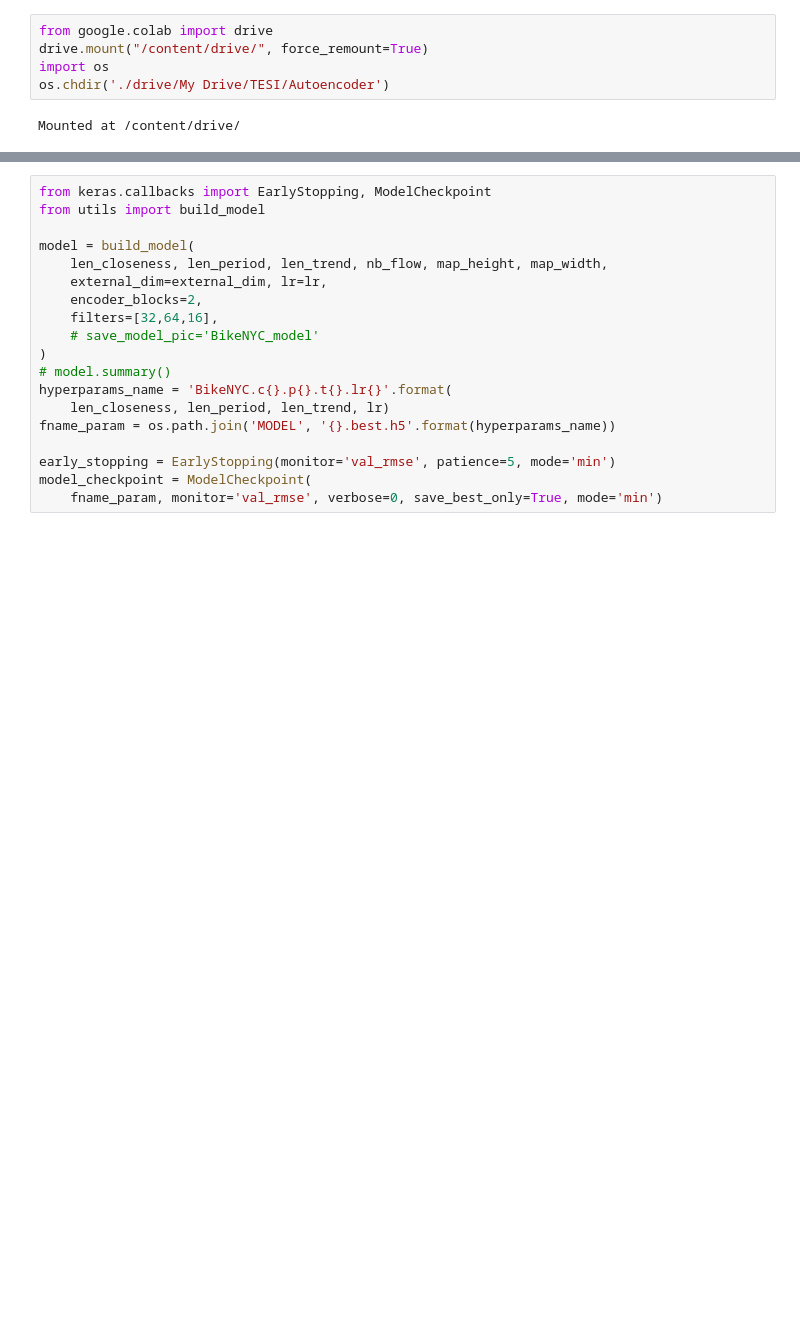
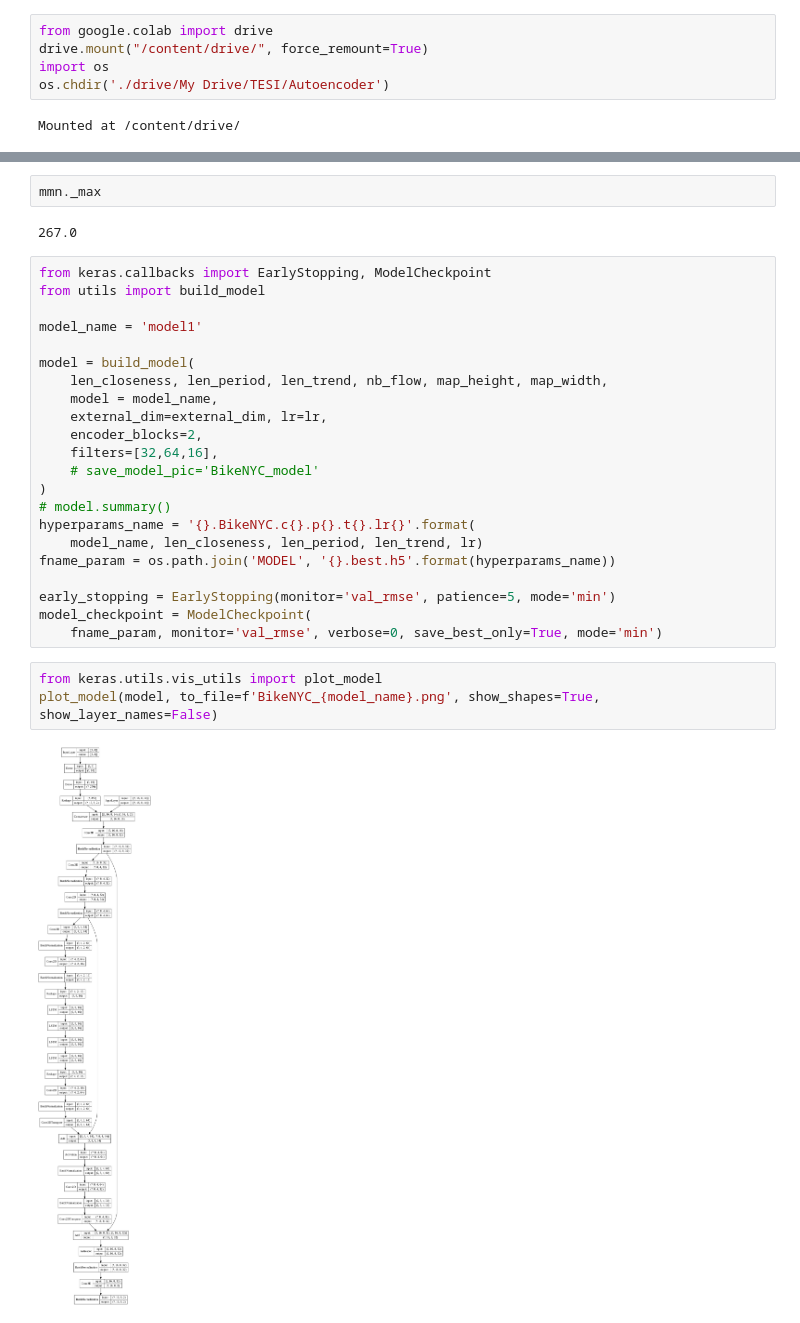
Before and after one commit to unimib-datAI/Smart-Mobility-Prediction, a Jupyter notebook: Autoencoder/Autoencoder_BikeNYC.ipynb, the cells around one changed output, grey strips where cells are left out. Drawn from its saved outputs; the diff is of its cells as text; blank space fills up the shorter version.

Commit message:
Aggiunto codice per modello2 (lstm)

```diff
--- a/Autoencoder/Autoencoder_BikeNYC.ipynb
+++ b/Autoencoder/Autoencoder_BikeNYC.ipynb
@@ -98,25 +94,37 @@ _XC shape:  (4223, 6, 16, 8) _XP shape: (4223, 4, 16, 8) _XT shape: (4223, 4, 16
 
 
  days (test):  [b'20140921', b'20140922', b'20140923', b'20140924', b'20140925', b'20140926', b'20140927', b'20140928', b'20140929', b'20140930']
+# %%
+mmn._max
+# %% [output]
+267.0
 # %%
 from keras.callbacks import EarlyStopping, ModelCheckpoint
 from utils import build_model
 
+model_name = 'model1'
+
 model = build_model(
     len_closeness, len_period, len_trend, nb_flow, map_height, map_width,
+    model = model_name,
     external_dim=external_dim, lr=lr,
     encoder_blocks=2,
     filters=[32,64,16],
     # save_model_pic='BikeNYC_model'
 )
 # model.summary()
-hyperparams_name = 'BikeNYC.c{}.p{}.t{}.lr{}'.format(
-    len_closeness, len_period, len_trend, lr)
+hyperparams_name = '{}.BikeNYC.c{}.p{}.t{}.lr{}'.format(
+    model_name, len_closeness, len_period, len_trend, lr)
 fname_param = os.path.join('MODEL', '{}.best.h5'.format(hyperparams_name))
 
 early_stopping = EarlyStopping(monitor='val_rmse', patience=5, mode='min')
 model_checkpoint = ModelCheckpoint(
     fname_param, monitor='val_rmse', verbose=0, save_best_only=True, mode='min')
+# %%
+from keras.utils.vis_utils import plot_model
+plot_model(model, to_file=f'BikeNYC_{model_name}.png', show_shapes=True, show_layer_names=False)
+# %% [output]
+[figure, added]
 # %%
 # train model
 print("training model...")
```
Also changed, not shown: parts of 4 cells of this notebook, 5 other files.
